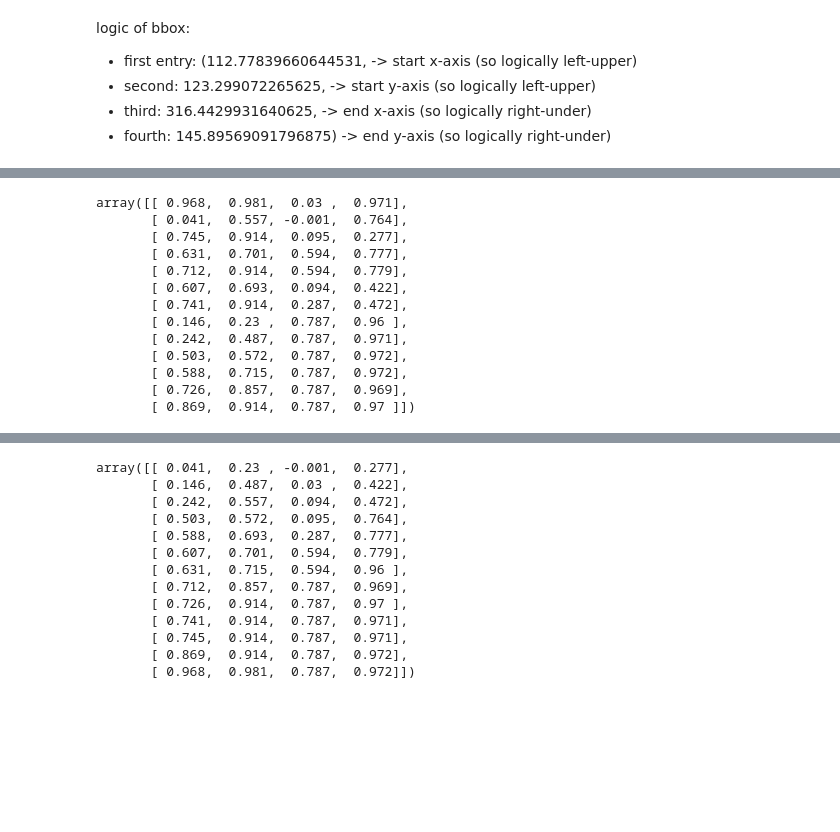
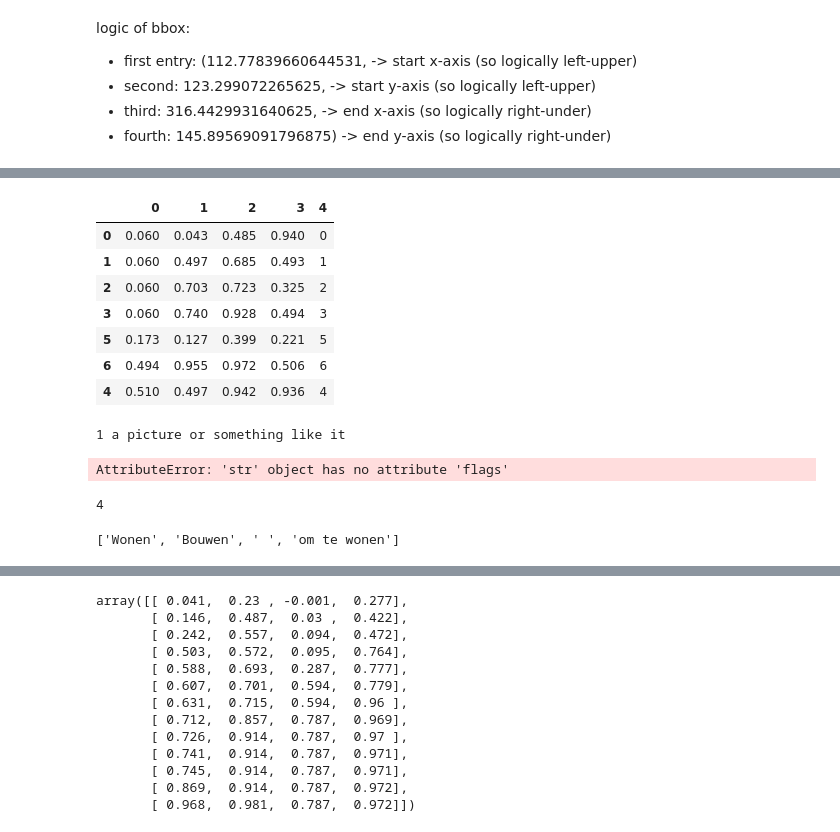
Before and after one commit to kcvanderlinden/PDF-decompressing, a Jupyter notebook: PDF_structuur_detect.ipynb, the cells around one changed output, grey strips where cells are left out. Cells and saved outputs as stored; diff of their text form; code cells hidden in the pictures; blank space fills up the shorter version.

```diff
--- a/PDF_structuur_detect.ipynb
+++ b/PDF_structuur_detect.ipynb
@@ -287,7 +323,7 @@ heading = []
 lang = []
 
 path = 'Raadsprogramma 2022-2026 Aan de slag voor Aalsmeer.pdf'
-# path = "Coalitieakkoord-Samen-werken-aan-Delft.pdf"
-path = 'Coalitieakkoord-2022-2026-1.pdf' # Alphen a/d Rijn
+path = "Coalitieakkoord-Samen-werken-aan-Delft.pdf"
+# path = 'Coalitieakkoord-2022-2026-1.pdf' # Alphen a/d Rijn
 
-elements, b_ ,primary_heading = detect_para(path)
+elements, primary_heading = detect_para(path)
@@ -352,11 +410,11 @@ def relative_borderdistance(box, x_page, y_page):
     x_r_distance = round(box[2] / x_page, 3)
     y_t_distance = round(box[1] / y_page, 3)
     y_b_distance = round(box[3] / y_page, 3)
-    return y_t_distance, y_b_distance, x_l_distance, x_r_distance,
+    return x_l_distance, y_t_distance, y_b_distance, x_r_distance
 
 
 doc = fitz.open(path)
-page = 3
+page = 5
 # page in doc, block on page, for b in block, for line in b, for s in line
 blocks = doc[page].get_text("dict")["blocks"] # ["blocks"] piece where information is stored
 x_page = doc[page].get_text("dict")['width']
@@ -364,8 +422,15 @@ y_page = doc[page].get_text("dict")['height']
 print(x_page, y_page)
 list_of_boxes = [block['bbox'] for block in blocks]
 rel_x_dist = []
-y = [relative_borderdistance(box, x_page, y_page) for box in list_of_boxes]
-x = np.array(y)
+y = []
+entry_count = 0
+for box in list_of_boxes:
+    entry = list(relative_borderdistance(box, x_page, y_page))
+    entry += [entry_count]
+    entry_count += 1
+    y.append(entry)
+#y = [ for box in list_of_boxes]
+# x = np.array(y)
 
 # elk document heeft een marge, maar niet elk document is deze hetzelfde. Het is handig om te weten welke tekst als
 # header en footer gezien kan worden en welke volgorde het document gelezen moet worden. Het is echter gevaarlijk om
@@ -414,16 +466,32 @@ array([[ 0.041,  0.557, -0.001,  0.764],
-# %%
-x
-# %% [output]
-array([[ 0.968,  0.981,  0.03 ,  0.971],
-       [ 0.041,  0.557, -0.001,  0.764],
-       [ 0.745,  0.914,  0.095,  0.277],
-       [ 0.631,  0.701,  0.594,  0.777],
-       [ 0.712,  0.914,  0.594,  0.779],
-       [ 0.607,  0.693,  0.094,  0.422],
-       [ 0.741,  0.914,  0.287,  0.472],
-       [ 0.146,  0.23 ,  0.787,  0.96 ],
-       [ 0.242,  0.487,  0.787,  0.971],
-       [ 0.503,  0.572,  0.787,  0.972],
-       [ 0.588,  0.715,  0.787,  0.972],
-       [ 0.726,  0.857,  0.787,  0.969],
-       [ 0.869,  0.914,  0.787,  0.97 ]])
+# %%
+import pandas as pd
+df_x = pd.DataFrame(y)
+df_x = df_x.sort_values(by = [0, 1, 2, 3]) # --> volgorde voor uitlezen van pagina.
+df_x
+# %% [output]
+|  | 0 | 1 | 2 | 3 | 4 |
+| 0 | 0.060 | 0.043 | 0.485 | 0.940 | 0 |
+| 1 | 0.060 | 0.497 | 0.685 | 0.493 | 1 |
+| 2 | 0.060 | 0.703 | 0.723 | 0.325 | 2 |
+| 3 | 0.060 | 0.740 | 0.928 | 0.494 | 3 |
+| 5 | 0.173 | 0.127 | 0.399 | 0.221 | 5 |
+| 6 | 0.494 | 0.955 | 0.972 | 0.506 | 6 |
+| 4 | 0.510 | 0.497 | 0.942 | 0.936 | 4 |
+# %%
+for x in df_x[4].to_list():
+    block = blocks[x]
+    if block['type']==0:
+        print(block['lines'][0]['spans'][0]['font'].flags)
+    else:
+        print(block['type'], 'a picture or something like it')
+# %% [output]
+1 a picture or something like it
+AttributeError: 'str' object has no attribute 'flags'
+# %%
+2** 2
+# %% [output]
+4
+# %%
+[span['text'] for s in blocks[3]['lines'] for span in s['spans']]
+# %% [output]
+['Wonen', 'Bouwen', ' ', 'om te wonen']
```
Also changed, not shown: parts of 17 cells of this notebook.
